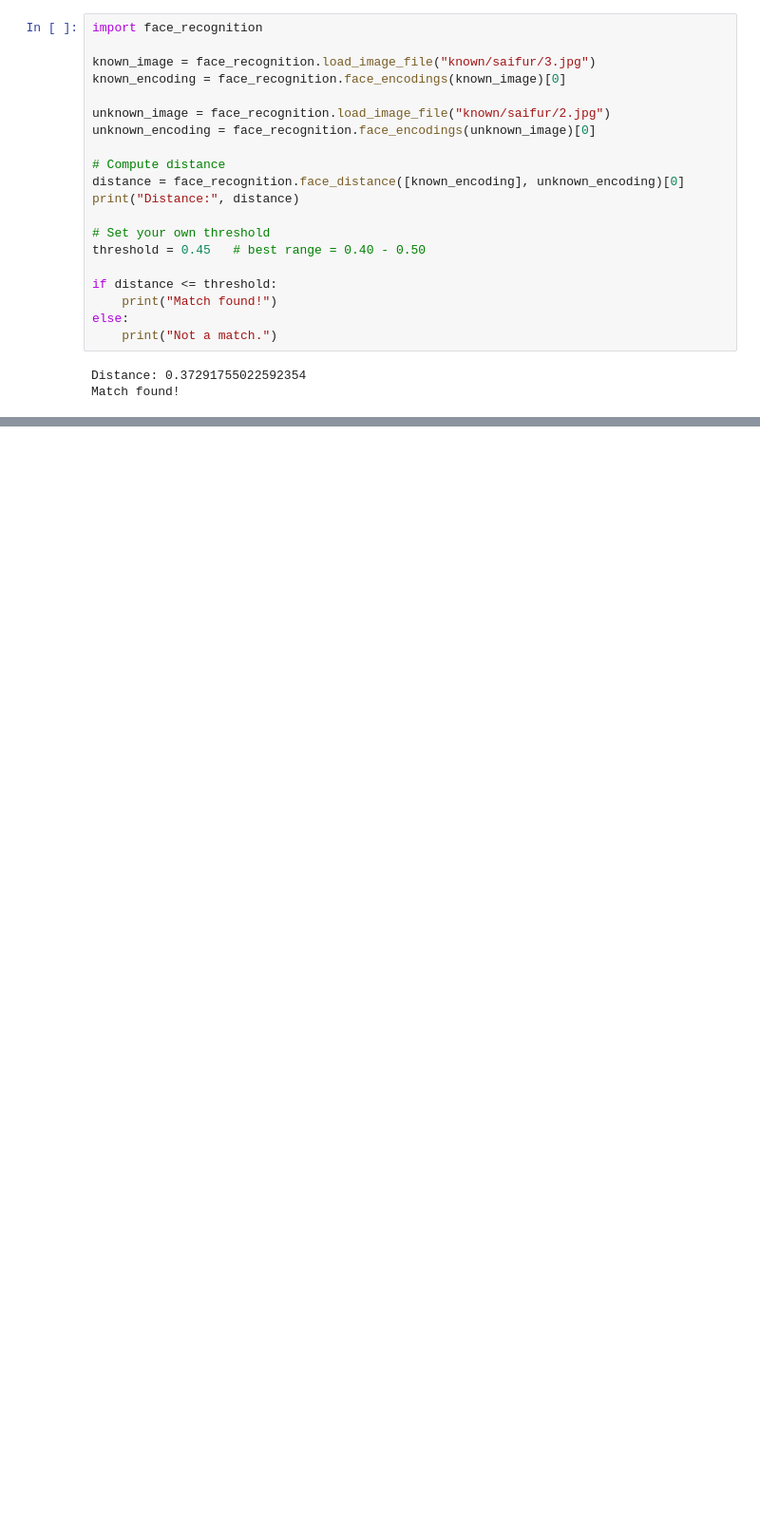
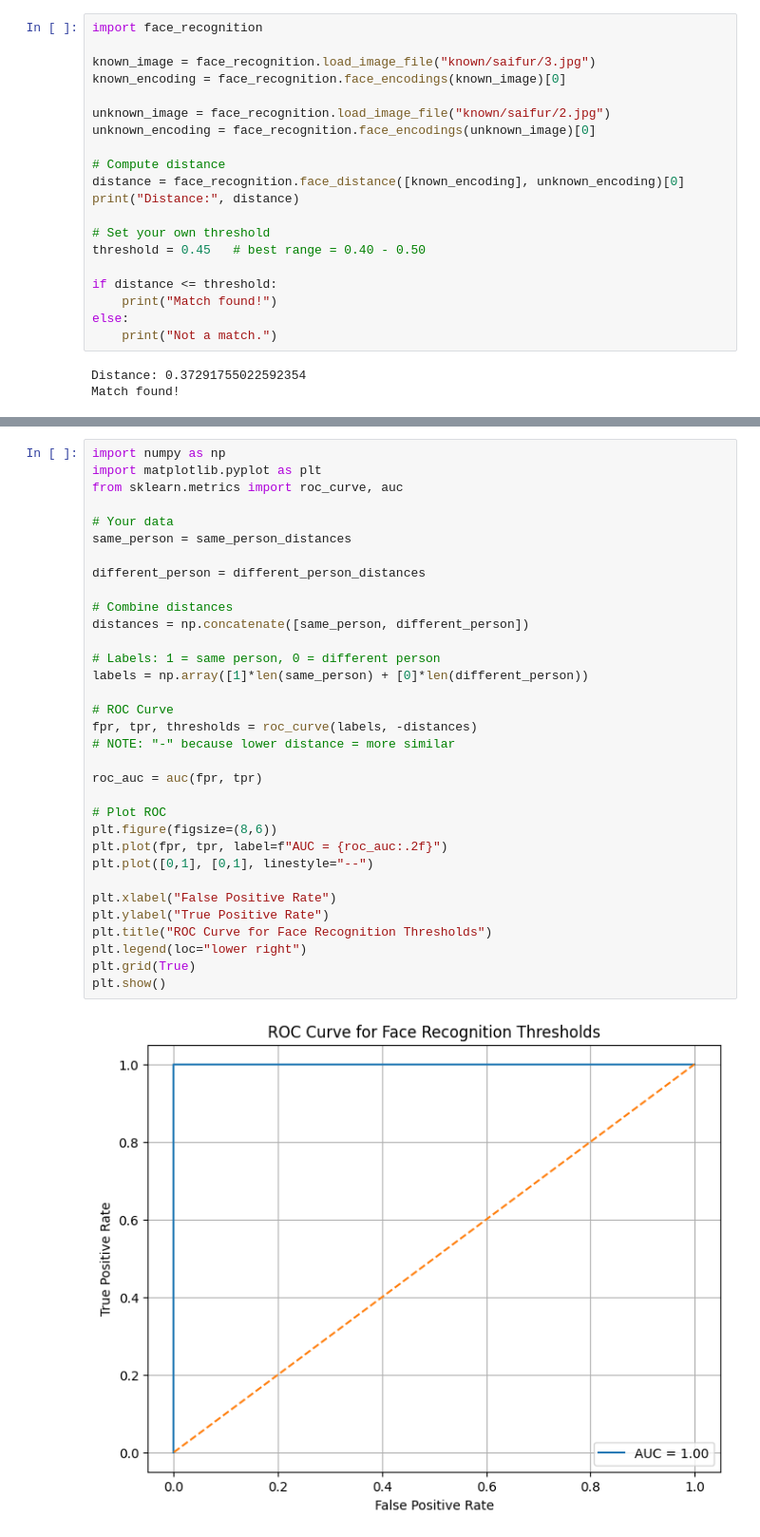
Before and after one commit to saifurrahman1193/data_science, a Jupyter notebook: face_detection/face_recognition.ipynb, the cells around one changed output, grey strips where cells are left out. Shown at 95% size. Drawn from its saved outputs; the diff is of its cells as text; blank space fills up the shorter version.

```diff
--- a/face_detection/face_recognition.ipynb
+++ b/face_detection/face_recognition.ipynb
@@ -62,0 +545,35 @@ Match found!
+# %%
+import numpy as np
+import matplotlib.pyplot as plt
+from sklearn.metrics import roc_curve, auc
+
+# Your data
+same_person = same_person_distances
+
+different_person = different_person_distances
+
+# Combine distances
+distances = np.concatenate([same_person, different_person])
+
+# Labels: 1 = same person, 0 = different person
+labels = np.array([1]*len(same_person) + [0]*len(different_person))
+
+# ROC Curve
+fpr, tpr, thresholds = roc_curve(labels, -distances)
+# NOTE: "-" because lower distance = more similar
+
+roc_auc = auc(fpr, tpr)
+
+# Plot ROC
+plt.figure(figsize=(8,6))
+plt.plot(fpr, tpr, label=f"AUC = {roc_auc:.2f}")
+plt.plot([0,1], [0,1], linestyle="--")
+
+plt.xlabel("False Positive Rate")
+plt.ylabel("True Positive Rate")
+plt.title("ROC Curve for Face Recognition Thresholds")
+plt.legend(loc="lower right")
+plt.grid(True)
+plt.show()
+# %% [output]
+[figure, added]
```
Also changed, not shown: parts of 8 cells of this notebook, 5 other files.
